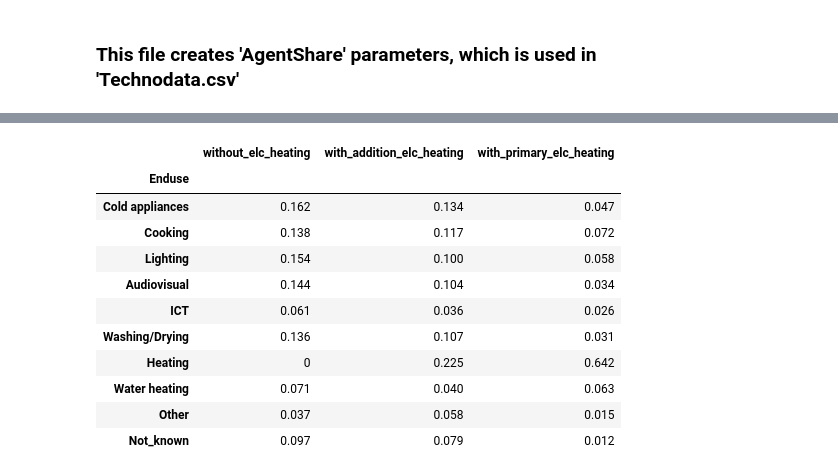
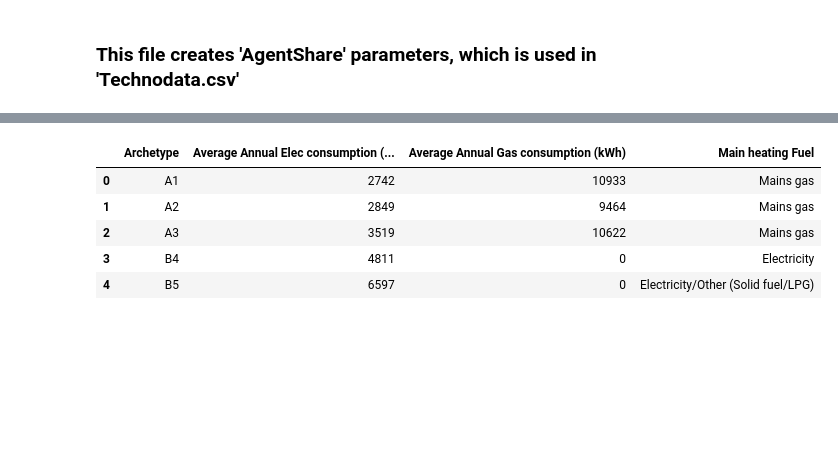
Before and after one commit to Jin-Jun-Mei/MUSE_UK_buildings, a Jupyter notebook: python_script/create_capacity_share.ipynb, the cells around one changed output, grey strips where cells are left out. Cells and saved outputs as stored; diff of their text form; code cells hidden in the pictures; blank space fills up the shorter version.

```diff
--- a/python_script/create_capacity_share.ipynb
+++ b/python_script/create_capacity_share.ipynb
@@ -33,40 +35,0 @@ enduses_mapping = {'RES.COOKING':'Cooking'
-# %%
-
-# Define the data as a list of lists
-data = [
-	["Enduse", "without_elc_heating", "with_addition_elc_heating", "with_primary_elc_heating"],
-	["Cold appliances", "16.20%", "13.40%", "4.70%"],
-	["Cooking", "13.80%", "11.70%", "7.20%"],
-	["Lighting", "15.40%", "10.00%", "5.80%"],
-	["Audiovisual", "14.40%", "10.40%", "3.40%"],
-	["ICT", "6.10%", "3.60%", "2.60%"],
-	["Washing/Drying", "13.60%", "10.70%", "3.10%"],
-	["Heating", "0", "22.50%", "64.20%"],
-	["Water heating", "7.10%", "4.00%", "6.30%"],
-	["Other", "3.70%", "5.80%", "1.50%"],
-	["Not_known", "9.70%", "7.90%", "1.20%"]
-]
-
-# Convert the data into a pandas DataFrame
-enduse_multipliers = pd.DataFrame(data[1:], columns=data[0])
-enduse_multipliers.set_index('Enduse', inplace=True)
-
-# Convert percentage strings to numerical values
-enduse_multipliers = enduse_multipliers.map(lambda x: float(x.strip('%')) / 100 if isinstance(x, str) and '%' in x else x)
-
-
-# Display the DataFrame
-enduse_multipliers
-# %% [output]
-|  | without_elc_heating | with_addition_elc_heating | with_primary_elc_heating |
-| Enduse |  |  |  |
-| Cold appliances | 0.162 | 0.134 | 0.047 |
-| Cooking | 0.138 | 0.117 | 0.072 |
-| Lighting | 0.154 | 0.100 | 0.058 |
-| Audiovisual | 0.144 | 0.104 | 0.034 |
-| ICT | 0.061 | 0.036 | 0.026 |
-| Washing/Drying | 0.136 | 0.107 | 0.031 |
-| Heating | 0 | 0.225 | 0.642 |
-| Water heating | 0.071 | 0.040 | 0.063 |
-| Other | 0.037 | 0.058 | 0.015 |
-| Not_known | 0.097 | 0.079 | 0.012 |
@@ -82,12 +36,21 @@ def get_multiplier(enduse,heating_type):
 # %%
 #### Ofgem data folder
 data_folder = Path.cwd().parent / "Ofgem_Archetype"
 
 # read the tables in the excel file
-df = pd.read_excel(data_folder / "Ofgem energy consumer archetypes2024_Tables1.xlsx", sheet_name="cleaned").dropna()
+df_ofgem = pd.read_excel(data_folder / "Ofgem energy consumer archetypes2024_Tables1.xlsx", sheet_name="original").dropna()
 
-# Apply the logic to create the "heating type" column
-df['heating type'] = df['Main heating Fuel'].apply(categorize_heating)
+# keep only the columns we need
+col_to_keep = ['Archetype','Average Annual Elec consumption (kWh)','Average Annual Gas consumption (kWh)', 'Main heating Fuel']
+
+df_ofgem = df_ofgem[col_to_keep]
 
 # display the data
-# df.head()
+df_ofgem.head()
+# %% [output]
+|  | Archetype | Average Annual Elec consumption (... | Average Annual Gas consumption (kWh) | Main heating Fuel |
+| 0 | A1 | 2742 | 10933 | Mains gas |
+| 1 | A2 | 2849 | 9464 | Mains gas |
+| 2 | A3 | 3519 | 10622 | Mains gas |
+| 3 | B4 | 4811 | 0 | Electricity |
+| 4 | B5 | 6597 | 0 | Electricity/Other (Solid fuel/LPG) |
```
Also changed, not shown: parts of 25 cells of this notebook, 7 other files.
